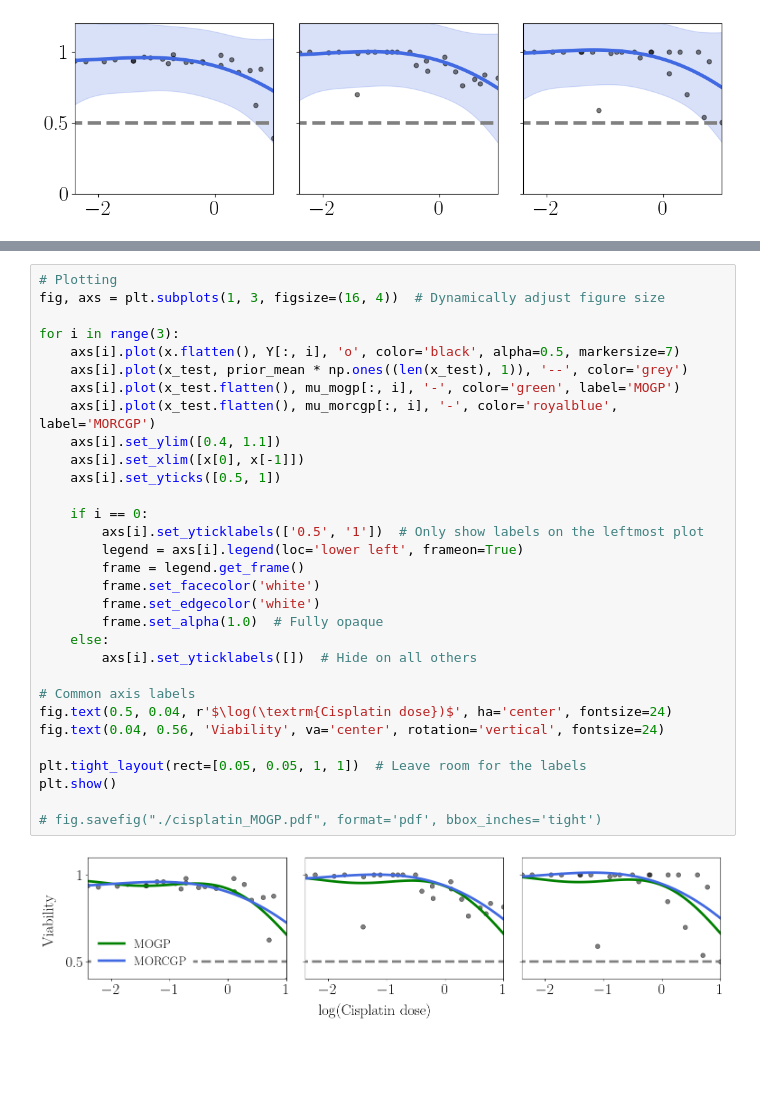
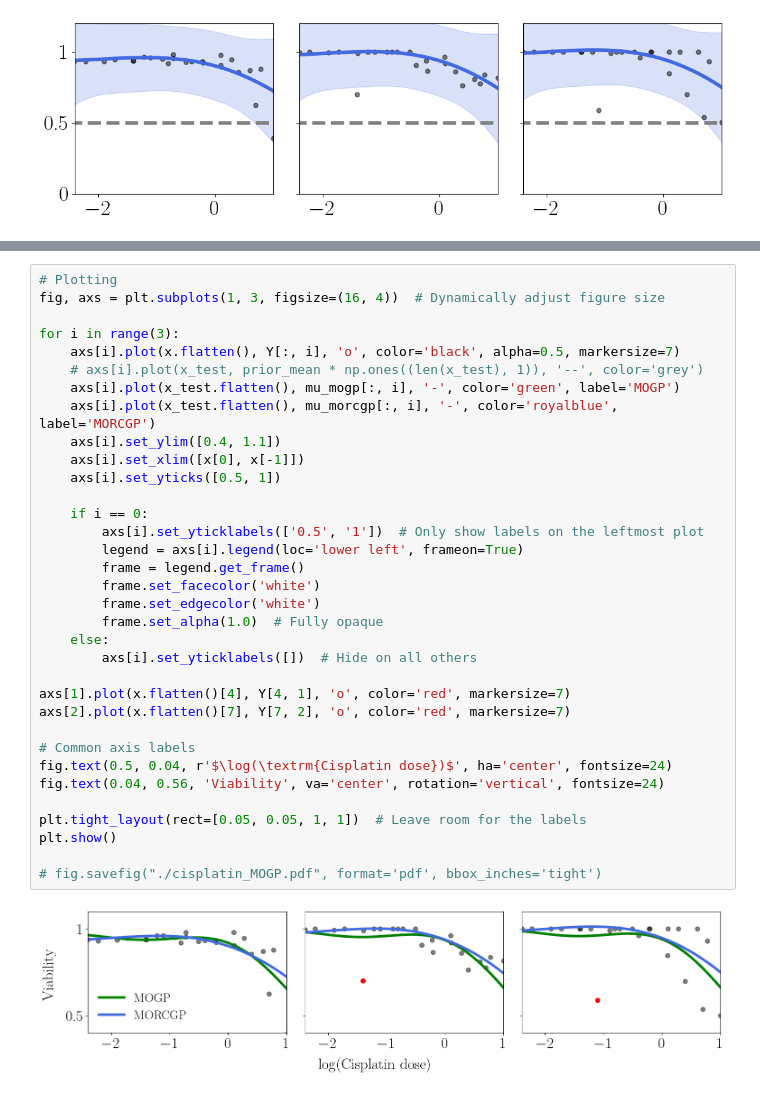
Before and after one commit to joshuarooijakkers/robust_conjugate_MOGP, a Jupyter notebook: experiments/cisplatin/cisplatin_MOGP.ipynb, the cells around one changed output, grey strips where cells are left out. Drawn from its saved outputs; the diff is of its cells as text; blank space fills up the shorter version.

Commit message:
Changed cisplatin plot

```diff
--- a/experiments/cisplatin/cisplatin_MOGP.ipynb
+++ b/experiments/cisplatin/cisplatin_MOGP.ipynb
@@ -316,32 +316,35 @@ plt.show()
 # Plotting
 fig, axs = plt.subplots(1, 3, figsize=(16, 4))  # Dynamically adjust figure size
 
 for i in range(3):
     axs[i].plot(x.flatten(), Y[:, i], 'o', color='black', alpha=0.5, markersize=7)
-    axs[i].plot(x_test, prior_mean * np.ones((len(x_test), 1)), '--', color='grey')
+    # axs[i].plot(x_test, prior_mean * np.ones((len(x_test), 1)), '--', color='grey')
     axs[i].plot(x_test.flatten(), mu_mogp[:, i], '-', color='green', label='MOGP')
     axs[i].plot(x_test.flatten(), mu_morcgp[:, i], '-', color='royalblue', label='MORCGP')
     axs[i].set_ylim([0.4, 1.1])
     axs[i].set_xlim([x[0], x[-1]])
     axs[i].set_yticks([0.5, 1])
 
     if i == 0:
         axs[i].set_yticklabels(['0.5', '1'])  # Only show labels on the leftmost plot
         legend = axs[i].legend(loc='lower left', frameon=True)
         frame = legend.get_frame()
         frame.set_facecolor('white')
         frame.set_edgecolor('white')
         frame.set_alpha(1.0)  # Fully opaque
     else:
         axs[i].set_yticklabels([])  # Hide on all others
 
+axs[1].plot(x.flatten()[4], Y[4, 1], 'o', color='red', markersize=7)
+axs[2].plot(x.flatten()[7], Y[7, 2], 'o', color='red', markersize=7)
+
 # Common axis labels
 fig.text(0.5, 0.04, r'$\log(\textrm{Cisplatin dose})$', ha='center', fontsize=24)
 fig.text(0.04, 0.56, 'Viability', va='center', rotation='vertical', fontsize=24)
 
 plt.tight_layout(rect=[0.05, 0.05, 1, 1])  # Leave room for the labels
 plt.show()
 
 # fig.savefig("./cisplatin_MOGP.pdf", format='pdf', bbox_inches='tight')
 # %% [output]
-[figure, old version]
+[figure, new version]
```
Also changed, not shown: parts of 1 cell of this notebook, 2 other files.
